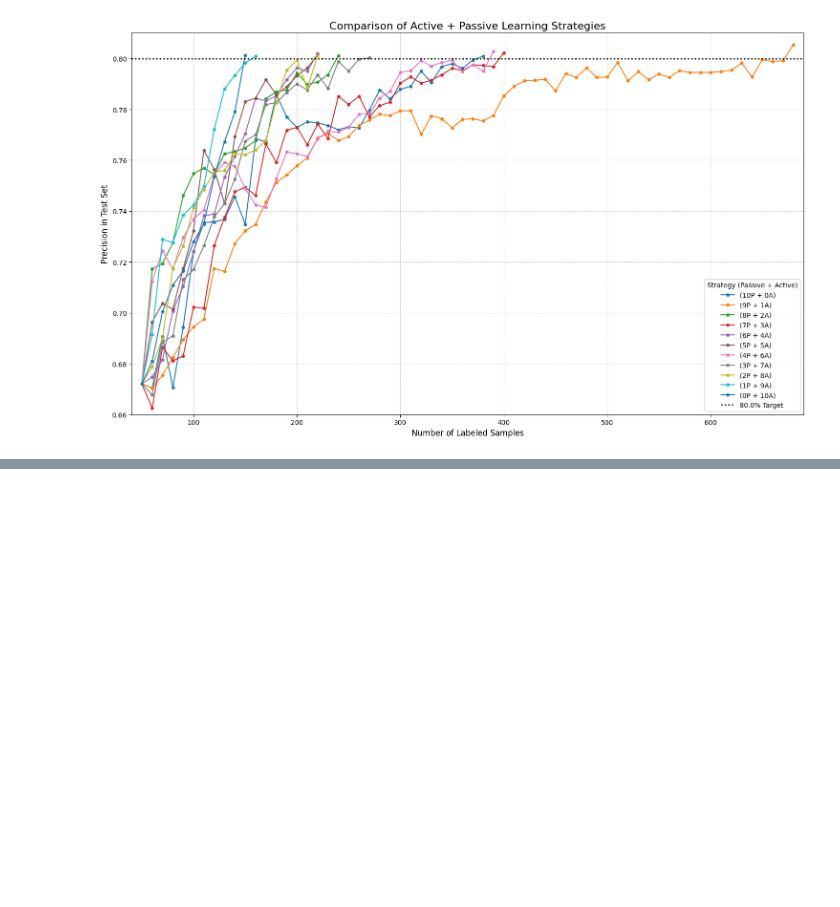
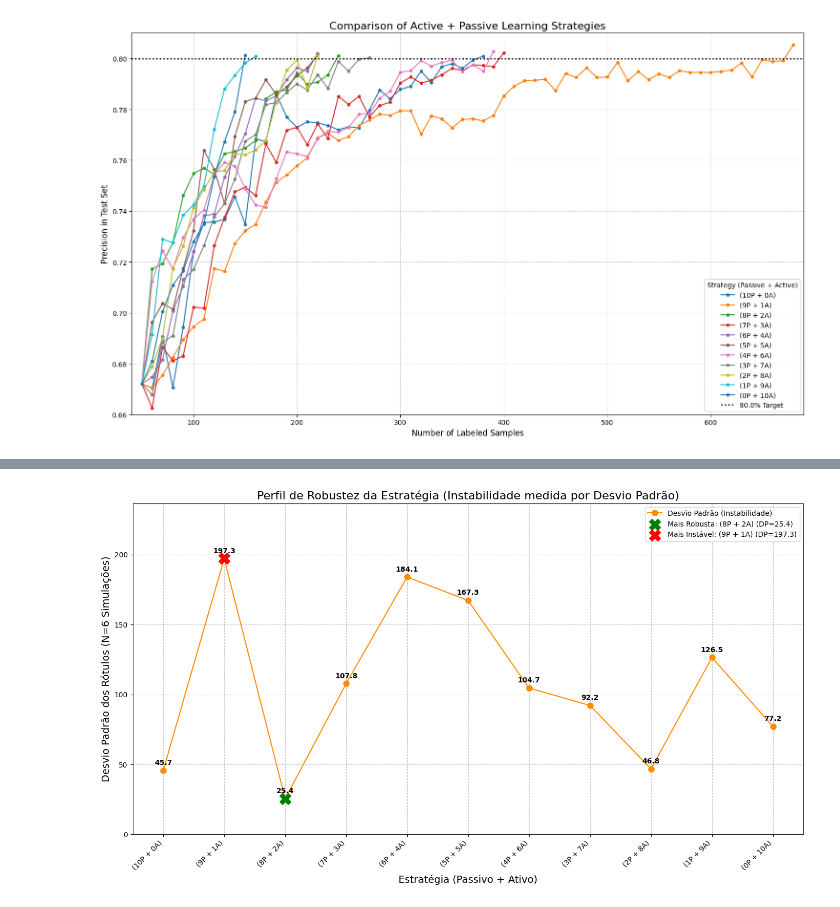
Before and after one commit to guilhermemalves03/Active-Learning-Strategies-in-QNNs, a Jupyter notebook: ProjetoSimulacao.ipynb, the cells around one changed output, grey strips where cells are left out. Saved outputs shown, nothing was run; the diff lists cells and outputs as text; code cells hidden in the pictures; blank space fills up the shorter version.

```diff
--- a/ProjetoSimulacao.ipynb
+++ b/ProjetoSimulacao.ipynb
@@ -419,0 +537,72 @@ plt.show()
+# %%
+import matplotlib.pyplot as plt
+import numpy as np
+
+# --- 1. DADOS DE TODAS AS 6 SIMULAÇÕES ---
+# (Rótulos necessários para atingir 80% de precisão)
+
+sim1_labels_80 = [310, 210, 230, 230, 140, 100, 100, 110, 120, 190, 140]
+sim2_labels_80 = [380, 680, 240, 400, 220, 220, 390, 270, 220, 160, 150]
+sim3_labels_80 = [370, 120, 260, 140, 160, 220, 110, 210, 190, 110, 120]
+sim4_labels_80 = [270, 410, 260, 320, 430, 380, 310, 350, 200, 490, 330]
+sim5_labels_80 = [270, 280, 270, 340, 160, 330, 260, 320, 270, 230, 160]
+sim6_labels_80 = [360, 570, 310, 470, 640, 630, 190, 120, 160, 140, 270]
+
+# Ordem das estratégias para o gráfico
+strategies = [
+    '(10P + 0A)', '(9P + 1A)', '(8P + 2A)', '(7P + 3A)',
+    '(6P + 4A)', '(5P + 5A)', '(4P + 6A)', '(3P + 7A)',
+    '(2P + 8A)', '(1P + 9A)', '(0P + 10A)'
+]
+n_strategies = len(strategies)
+
+# Converter para um array numpy 6x11
+labels_all = np.array([
+    sim1_labels_80, sim2_labels_80, sim3_labels_80,
+    sim4_labels_80, sim5_labels_80, sim6_labels_80
+])
+
+# --- 2. Calcular o Desvio Padrão (Eixo Y) ---
+labels_std = np.std(labels_all, axis=0)
+
+# Encontrar os pontos de maior e menor instabilidade
+most_stable_index = np.argmin(labels_std)
+most_unstable_index = np.argmax(labels_std)
+
+# --- 3. Gerar o Gráfico de Linhas (A Curva de Instabilidade) ---
+plt.figure(figsize=(14, 8))
+
+# Plotar a linha principal (pontos e linhas, como solicitado)
+plt.plot(strategies, labels_std, marker='o', linestyle='-', markersize=8, color='darkorange', label='Desvio Padrão (Instabilidade)')
+
+# Destacar a estratégia MAIS ROBUSTA (Menor DP)
+plt.scatter(strategies[most_stable_index], labels_std[most_stable_index],
+            color='green', s=250, zorder=5, marker='X',
+            label=f'Mais Robusta: {strategies[most_stable_index]} (DP={labels_std[most_stable_index]:.1f})')
+
+# Destacar a estratégia MAIS INSTÁVEL (Maior DP)
+plt.scatter(strategies[most_unstable_index], labels_std[most_unstable_index],
+            color='red', s=250, zorder=5, marker='X',
+            label=f'Mais Instável: {strategies[most_unstable_index]} (DP={labels_std[most_unstable_index]:.1f})')
+
+# Adicionar o valor exato (rótulo) em cada ponto para clareza
+y_offset = max(labels_std) * 0.02 # Pequeno offset
+for i, val in enumerate(labels_std):
+    plt.text(i, val + y_offset, f"{val:.1f}", ha='center', fontsize=10, weight='bold')
+
+# --- 4. Configurações e Estilo ---
+plt.title('Perfil de Robustez da Estratégia (Instabilidade medida por Desvio Padrão)', fontsize=16)
+plt.xlabel('Estratégia (Passivo + Ativo)', fontsize=14)
+plt.ylabel('Desvio Padrão dos Rótulos (N=6 Simulações)', fontsize=14)
+plt.xticks(rotation=45, ha='right')
+plt.grid(True, linestyle='--', alpha=0.7)
+
+plt.legend(loc='upper right')
+plt.ylim(0, max(labels_std) * 1.2) # Margem superior
+plt.tight_layout()
+
+# Salvar a figura para você poder ver
+
+plt.show()
+# %% [output]
+[figure, added]
```
Also changed, not shown: parts of 1 cell of this notebook.
